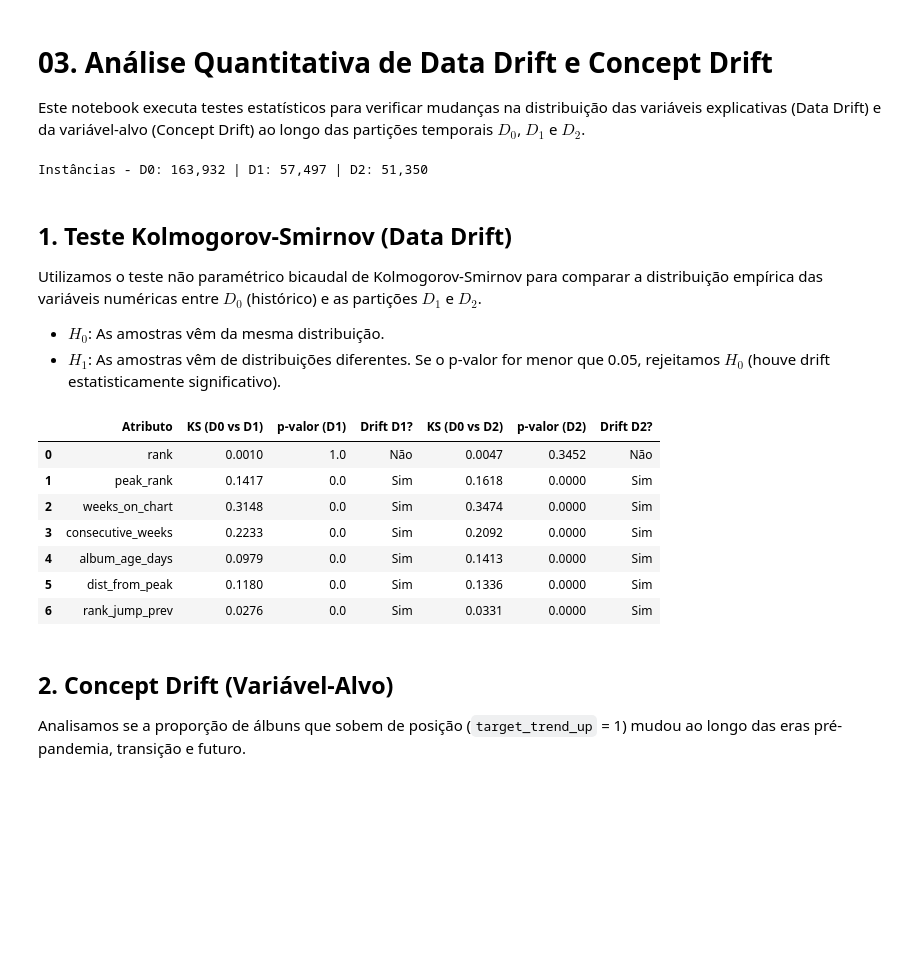
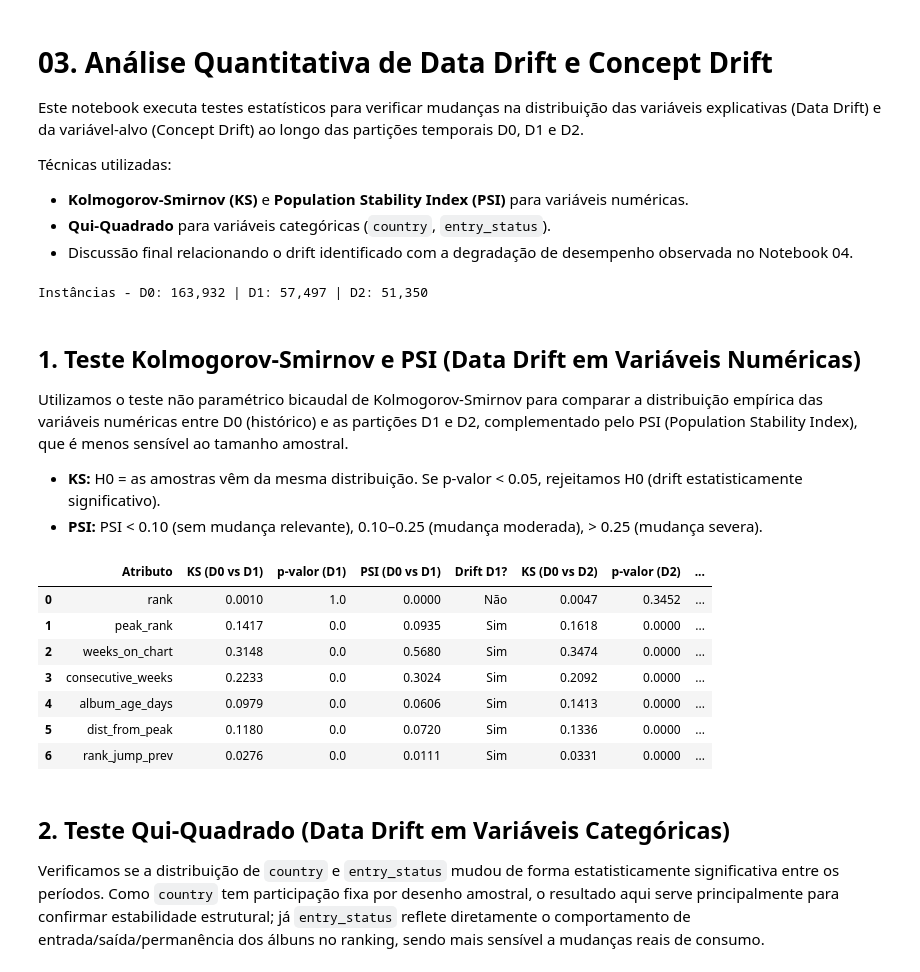
Before and after one commit to nuno-m-abilio/spotify-charts-ml, a Jupyter notebook: notebooks/03_drift_and_distribution.ipynb, the cells around one changed output. Saved outputs shown, nothing was run; the diff lists cells and outputs as text; code cells hidden in the pictures; blank space fills up the shorter version.

Commit message:
Melhoria de Tudo
Todos os notebooks, .py, readme e diário de experimentos

```diff
--- a/notebooks/03_drift_and_distribution.ipynb
+++ b/notebooks/03_drift_and_distribution.ipynb
@@ -1,7 +1,12 @@
 # %% [markdown]
 # 03. Análise Quantitativa de Data Drift e Concept Drift
 
-Este notebook executa testes estatísticos para verificar mudanças na distribuição das variáveis explicativas (Data Drift) e da variável-alvo (Concept Drift) ao longo das partições temporais $D_0$, $D_1$ e $D_2$.
+Este notebook executa testes estatísticos para verificar mudanças na distribuição das variáveis explicativas (Data Drift) e da variável-alvo (Concept Drift) ao longo das partições temporais D0, D1 e D2.
+
+Técnicas utilizadas:
+* **Kolmogorov-Smirnov (KS)** e **Population Stability Index (PSI)** para variáveis numéricas.
+* **Qui-Quadrado** para variáveis categóricas (`country`, `entry_status`).
+* Discussão final relacionando o drift identificado com a degradação de desempenho observada no Notebook 04.
 # %%
 import sys
 import os
@@ -25,49 +30,54 @@ print(f"Instâncias - D0: {len(d0):,} | D1: {len(d1):,} | D2: {len(d2):,}")
 # %% [output]
 Instâncias - D0: 163,932 | D1: 57,497 | D2: 51,350
 # %% [markdown]
-## 1. Teste Kolmogorov-Smirnov (Data Drift)
+## 1. Teste Kolmogorov-Smirnov e PSI (Data Drift em Variáveis Numéricas)
 
-Utilizamos o teste não paramétrico bicaudal de Kolmogorov-Smirnov para comparar a distribuição empírica das variáveis numéricas entre $D_0$ (histórico) e as partições $D_1$ e $D_2$.
-* $H_0$: As amostras vêm da mesma distribuição.
-* $H_1$: As amostras vêm de distribuições diferentes.
-Se o p-valor for menor que 0.05, rejeitamos $H_0$ (houve drift estatisticamente significativo).
+Utilizamos o teste não paramétrico bicaudal de Kolmogorov-Smirnov para comparar a distribuição empírica das variáveis numéricas entre D0 (histórico) e as partições D1 e D2, complementado pelo PSI (Population Stability Index), que é menos sensível ao tamanho amostral.
+
+* **KS:** H0 = as amostras vêm da mesma distribuição. Se p-valor < 0.05, rejeitamos H0 (drift estatisticamente significativo).
+* **PSI:** PSI < 0.10 (sem mudança relevante), 0.10–0.25 (mudança moderada), > 0.25 (mudança severa).
 # %%
 num_features = [
     'rank', 'peak_rank', 'weeks_on_chart', 'consecutive_weeks',
     'album_age_days', 'dist_from_peak', 'rank_jump_prev'
 ]
 
 drift_results = []
 
 for feat in num_features:
-    # KS entre D0 e D1
+    # KS entre D0 e D1 / D0 e D2
     stat_d1, p_d1 = ks_2samp(d0[feat].dropna(), d1[feat].dropna())
-    # KS entre D0 e D2
     stat_d2, p_d2 = ks_2samp(d0[feat].dropna(), d2[feat].dropna())
+
+    # PSI entre D0 e D1 / D0 e D2
+    psi_d1 = compute_psi(d0[feat].dropna().values, d1[feat].dropna().values)
+    psi_d2 = compute_psi(d0[feat].dropna().values, d2[feat].dropna().values)
 
     drift_results.append({
         'Atributo': feat,
         'KS (D0 vs D1)': stat_d1,
         'p-valor (D1)': p_d1,
-        'Drift D1?': 'Sim' if p_d1 < 0.05 else 'Não',
+        'PSI (D0 vs D1)': psi_d1,
+        'Drift D1?': 'Sim' if (p_d1 < 0.05 or psi_d1 >= 0.10) else 'Não',
         'KS (D0 vs D2)': stat_d2,
         'p-valor (D2)': p_d2,
-        'Drift D2?': 'Sim' if p_d2 < 0.05 else 'Não'
+        'PSI (D0 vs D2)': psi_d2,
+        'Drift D2?': 'Sim' if (p_d2 < 0.05 or psi_d2 >= 0.10) else 'Não'
     })
 
 df_drift = pd.DataFrame(drift_results)
 display(df_drift.round(4))
 # %% [output]
-|  | Atributo | KS (D0 vs D1) | p-valor (D1) | Drift D1? | KS (D0 vs D2) | p-valor (D2) | Drift D2? |
-| 0 | rank | 0.0010 | 1.0 | Não | 0.0047 | 0.3452 | Não |
-| 1 | peak_rank | 0.1417 | 0.0 | Sim | 0.1618 | 0.0000 | Sim |
-| 2 | weeks_on_chart | 0.3148 | 0.0 | Sim | 0.3474 | 0.0000 | Sim |
-| 3 | consecutive_weeks | 0.2233 | 0.0 | Sim | 0.2092 | 0.0000 | Sim |
-| 4 | album_age_days | 0.0979 | 0.0 | Sim | 0.1413 | 0.0000 | Sim |
-| 5 | dist_from_peak | 0.1180 | 0.0 | Sim | 0.1336 | 0.0000 | Sim |
-| 6 | rank_jump_prev | 0.0276 | 0.0 | Sim | 0.0331 | 0.0000 | Sim |
+|  | Atributo | KS (D0 vs D1) | p-valor (D1) | PSI (D0 vs D1) | Drift D1? | KS (D0 vs D2) | p-valor (D2) | ... |
+| 0 | rank | 0.0010 | 1.0 | 0.0000 | Não | 0.0047 | 0.3452 | ... |
+| 1 | peak_rank | 0.1417 | 0.0 | 0.0935 | Sim | 0.1618 | 0.0000 | ... |
+| 2 | weeks_on_chart | 0.3148 | 0.0 | 0.5680 | Sim | 0.3474 | 0.0000 | ... |
+| 3 | consecutive_weeks | 0.2233 | 0.0 | 0.3024 | Sim | 0.2092 | 0.0000 | ... |
+| 4 | album_age_days | 0.0979 | 0.0 | 0.0606 | Sim | 0.1413 | 0.0000 | ... |
+| 5 | dist_from_peak | 0.1180 | 0.0 | 0.0720 | Sim | 0.1336 | 0.0000 | ... |
+| 6 | rank_jump_prev | 0.0276 | 0.0 | 0.0111 | Sim | 0.0331 | 0.0000 | ... |
 # %% [markdown]
-## 2. Concept Drift (Variável-Alvo)
+## 2. Teste Qui-Quadrado (Data Drift em Variáveis Categóricas)
 
-Analisamos se a proporção de álbuns que sobem de posição (`target_trend_up` = 1) mudou ao longo das eras pré-pandemia, transição e futuro.
+Verificamos se a distribuição de `country` e `entry_status` mudou de forma estatisticamente significativa entre os períodos. Como `country` tem participação fixa por desenho amostral, o resultado aqui serve principalmente para confirmar estabilidade estrutural; já `entry_status` reflete diretamente o comportamento de entrada/saída/permanência dos álbuns no ranking, sendo mais sensível a mudanças reais de consumo.
 # %%
```
Also changed, not shown: parts of 6 cells of this notebook, 6 other files.
